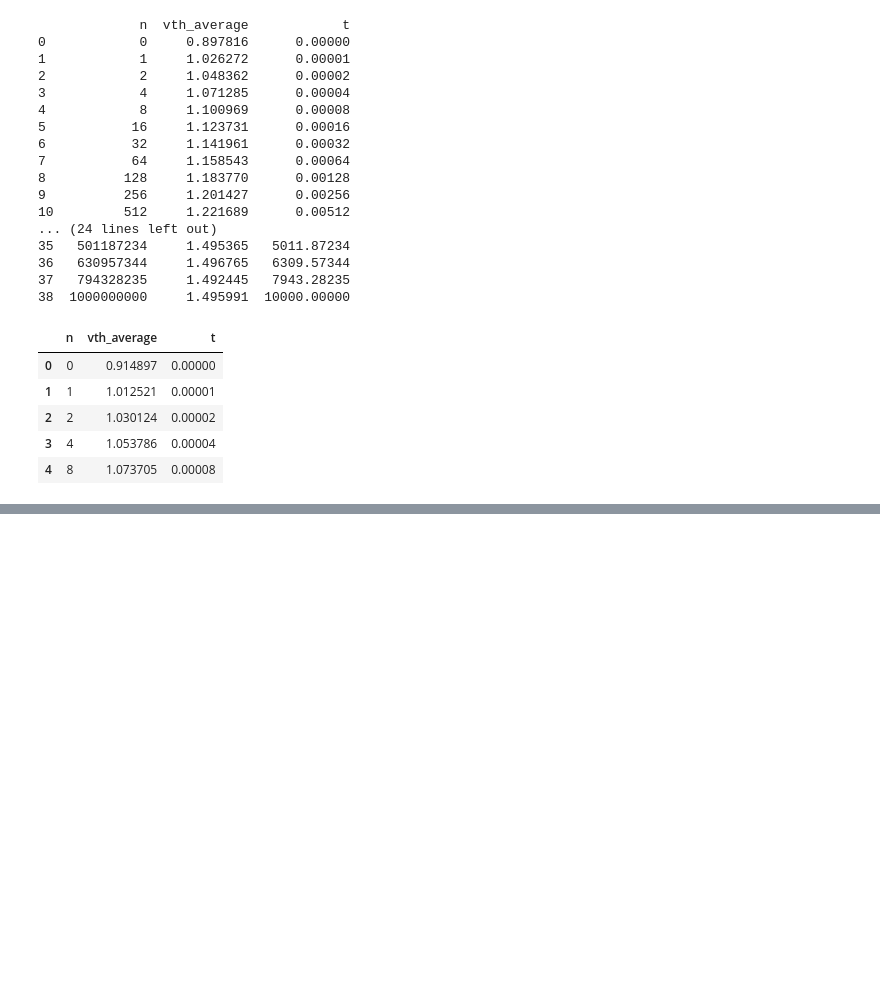
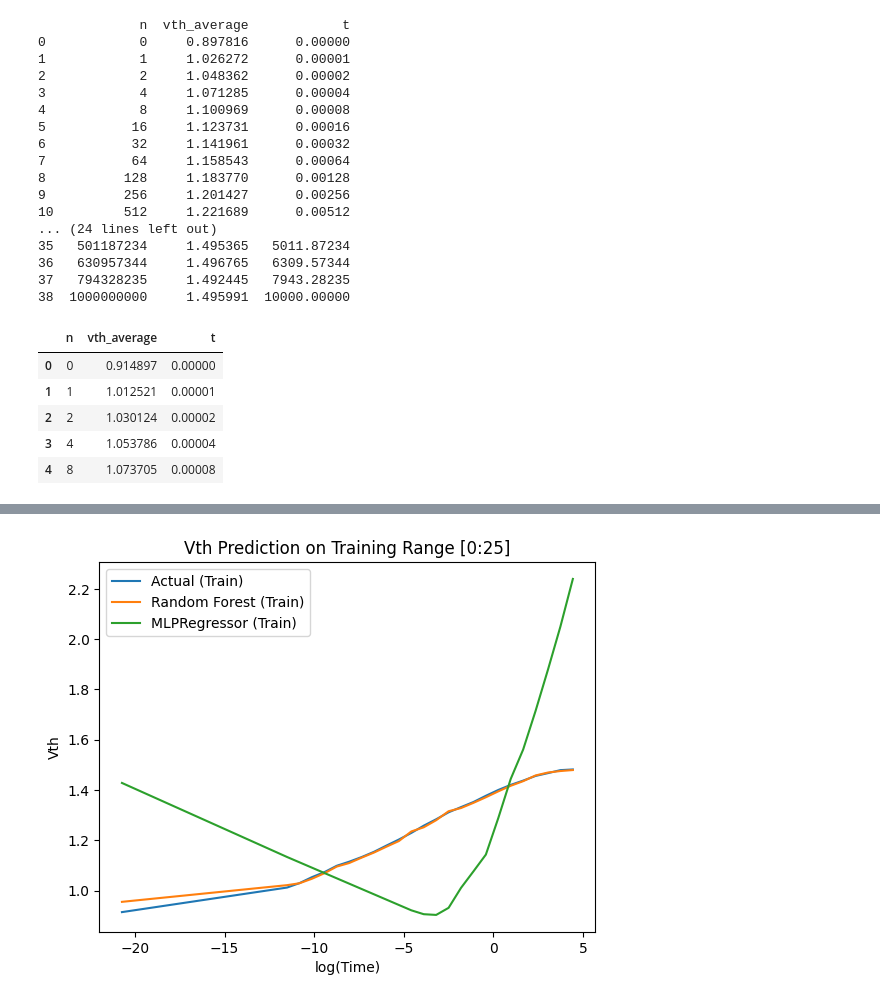
Before and after one commit to thjuels/PINN-GaN-lifetime, a Jupyter notebook: standardmodel.ipynb, the cells around one changed output, grey strips where cells are left out. Saved outputs shown, nothing was run; the diff lists cells and outputs as text; code cells hidden in the pictures; blank space fills up the shorter version.

```diff
--- a/standardmodel.ipynb
+++ b/standardmodel.ipynb
@@ -41,0 +97,18 @@ data_23.head()
+# %%
+# Predict on training data
+y_pred_rf_train = rf.predict(X_train)
+y_pred_mlp_train = mlp.predict(X_train)
+
+# Plot actual vs predicted for training range
+import matplotlib.pyplot as plt
+
+plt.plot(np.log(data_23["t"][0:25] + epsilon), y_train, label="Actual (Train)")
+plt.plot(np.log(data_23["t"][0:25] + epsilon), y_pred_rf_train, label="Random Forest (Train)")
+plt.plot(np.log(data_23["t"][0:25] + epsilon), y_pred_mlp_train, label="MLPRegressor (Train)")
+plt.legend()
+plt.xlabel("log(Time)")
+plt.ylabel("Vth")
+plt.title("Vth Prediction on Training Range [0:25]")
+plt.show()
+# %% [output]
+[figure, added]
```
Also changed, not shown: parts of 17 cells of this notebook.
